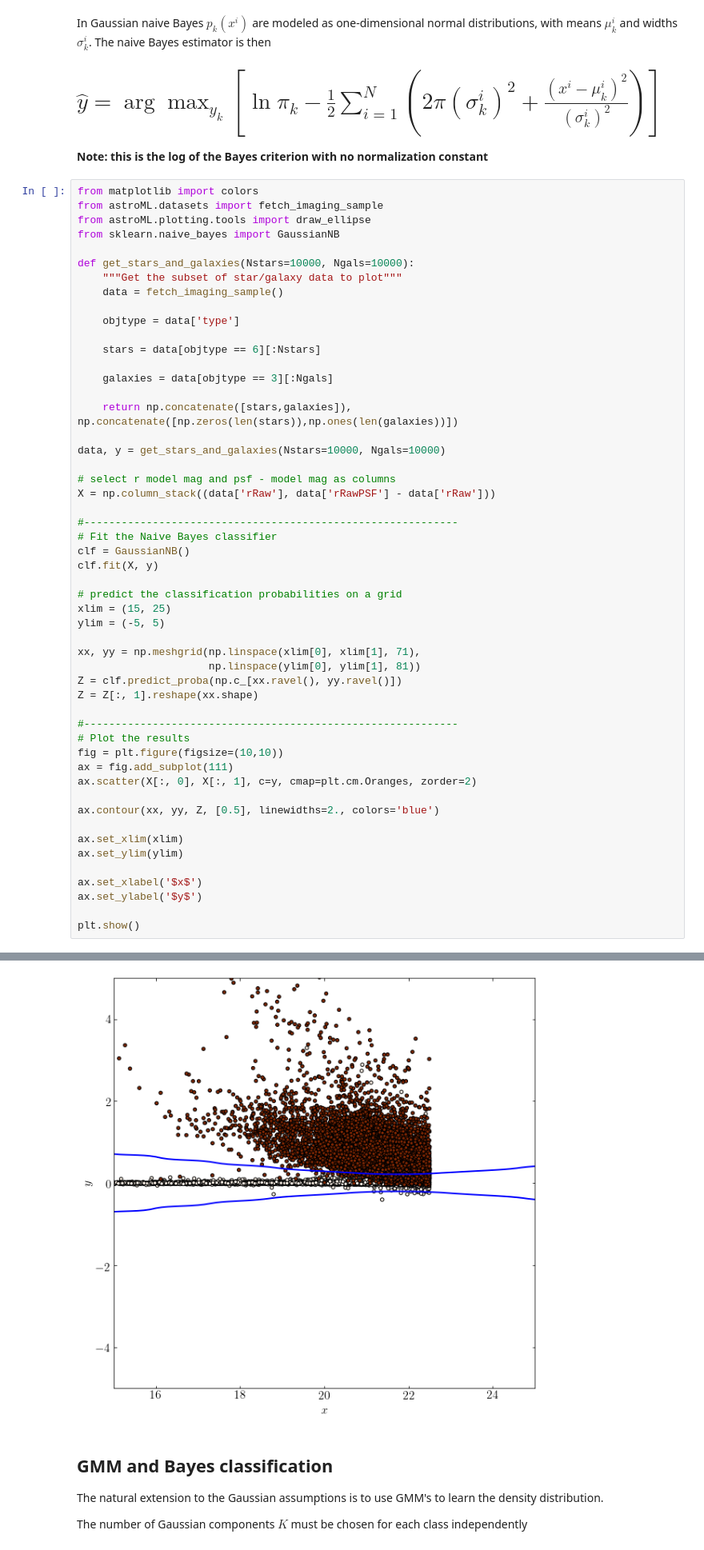
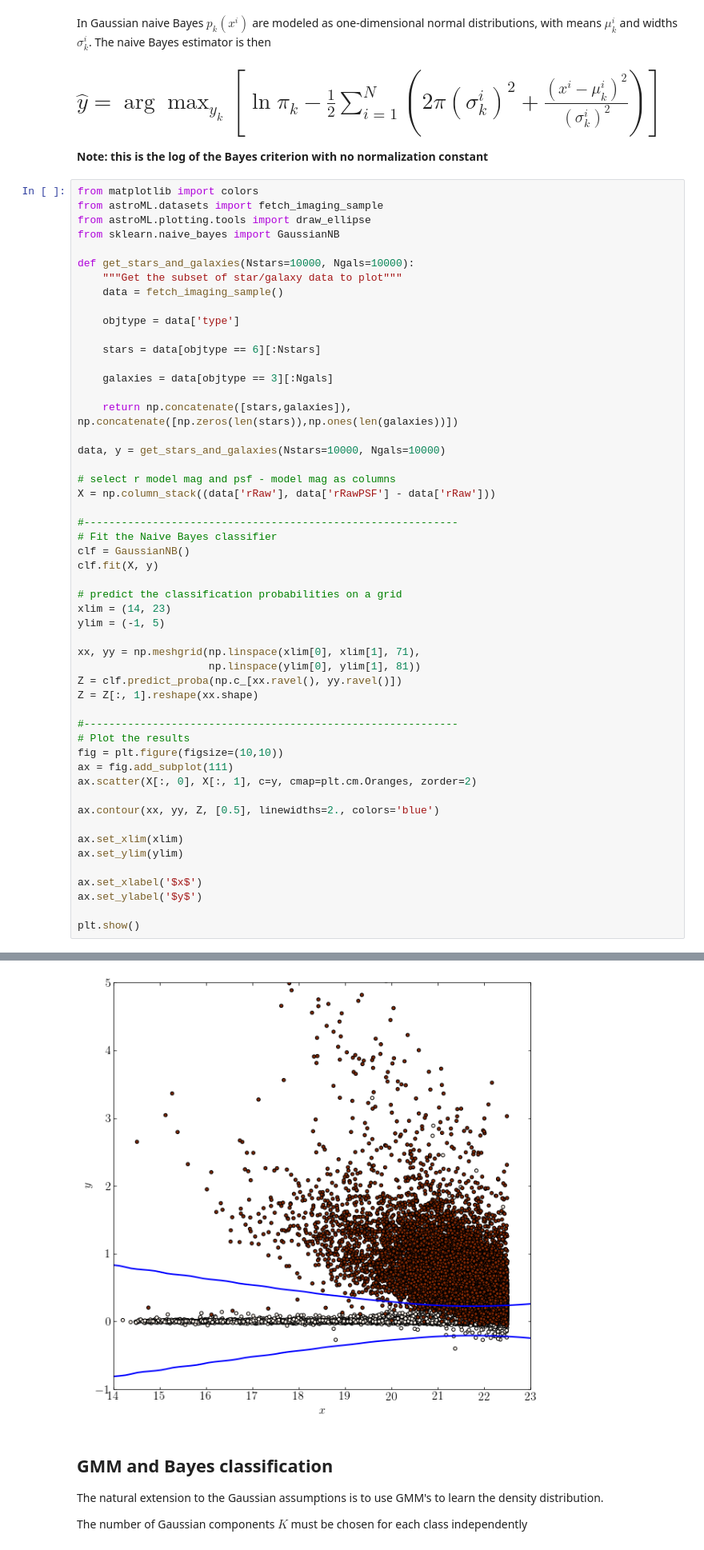
Before and after one commit to carmensg/IAA_School2019, a Jupyter notebook: lectures/Day3-ZeljkoIvezic/notebooks/classification.ipynb, the cells around one changed output, grey strips where cells are left out. Shown at 80% size. Cells and saved outputs as stored; diff of their text form.

```diff
--- a/lectures/Day3-ZeljkoIvezic/notebooks/classification.ipynb
+++ b/lectures/Day3-ZeljkoIvezic/notebooks/classification.ipynb
@@ -327,8 +330,8 @@ clf = GaussianNB()
 clf.fit(X, y)
 
 # predict the classification probabilities on a grid
-xlim = (15, 25)
-ylim = (-5, 5)
+xlim = (14, 23)
+ylim = (-1, 5)
 
 xx, yy = np.meshgrid(np.linspace(xlim[0], xlim[1], 71),
                      np.linspace(ylim[0], ylim[1], 81))
@@ -355,4 +357,4 @@ ERROR! Session/line number was not unique in database. History logging moved to
-[figure, old version]
+[figure, new version]
 # %% [markdown]
 ## GMM and Bayes classification
 
```
Also changed, not shown: parts of 5 cells of this notebook, 3 other files.
